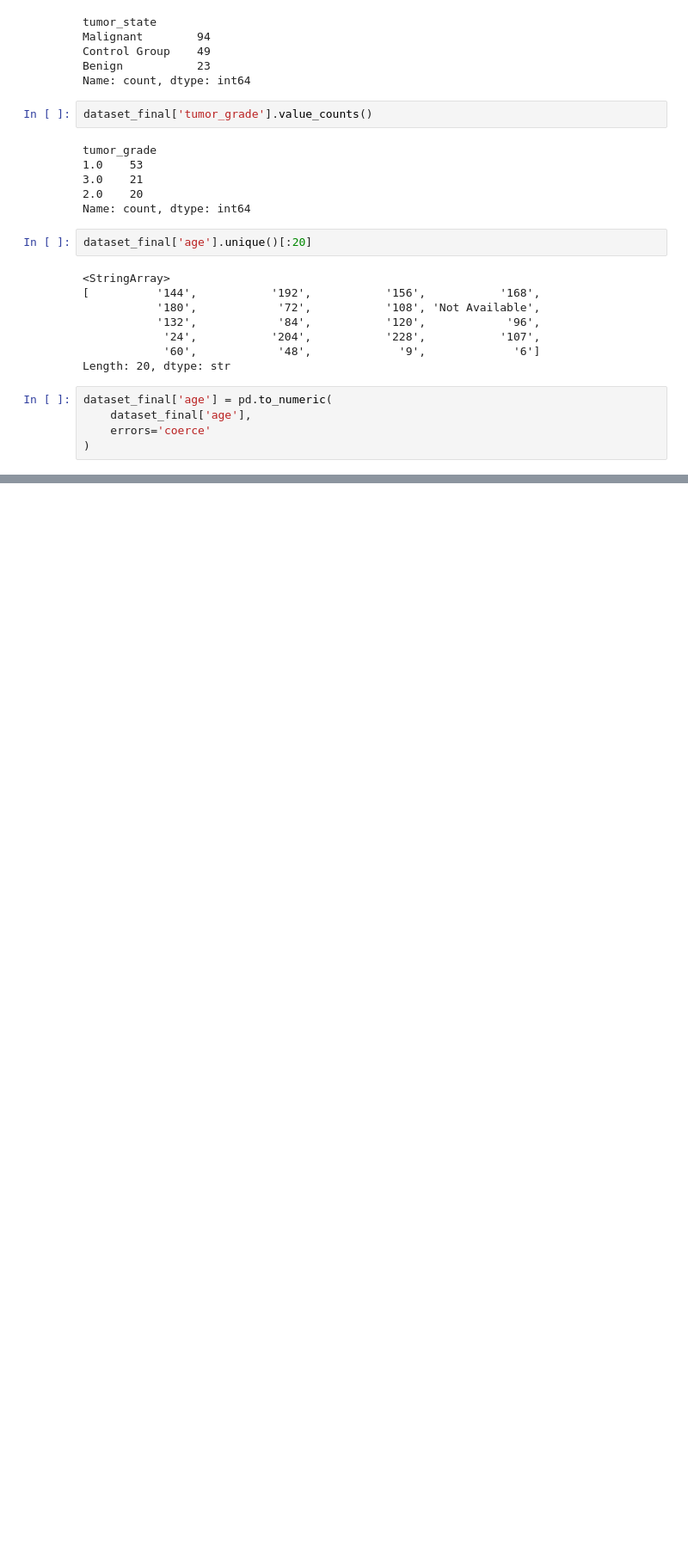
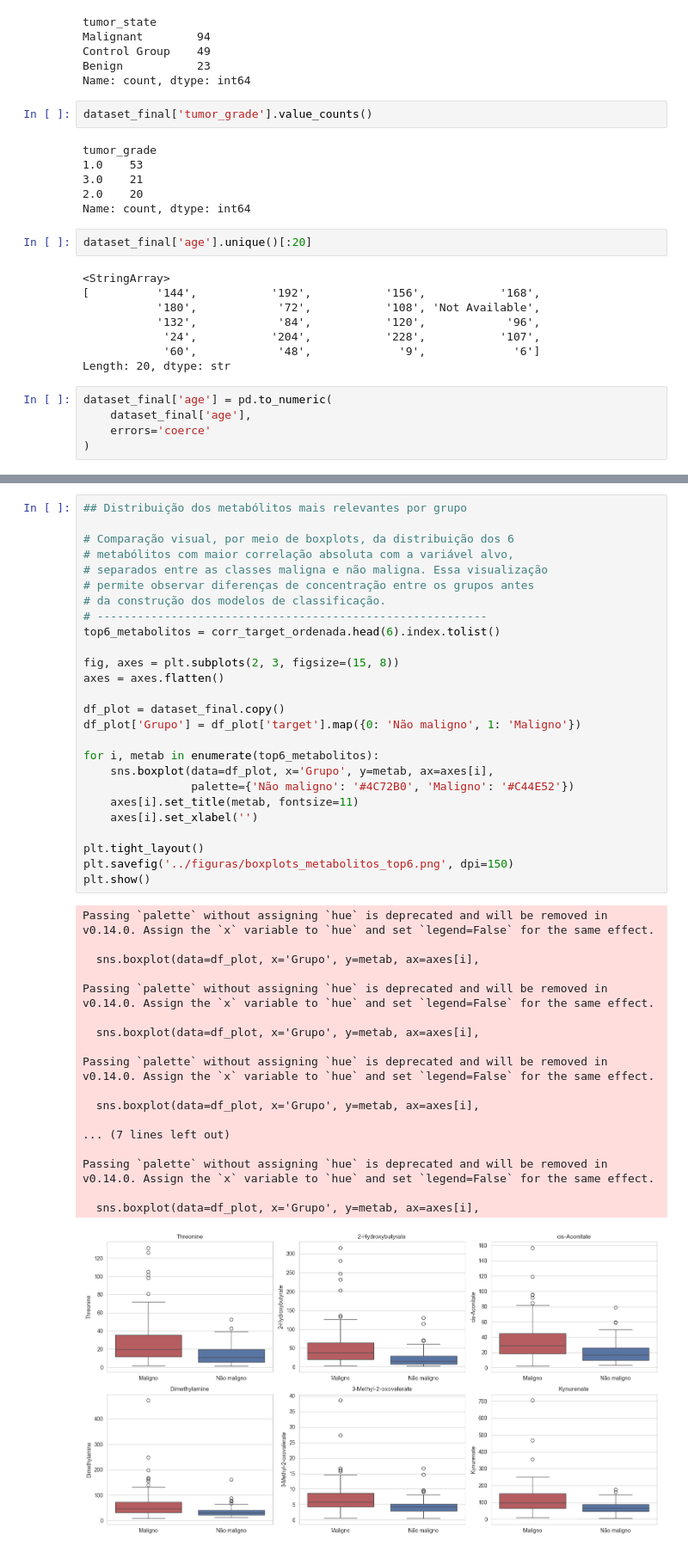
Before and after one commit to brenoluca21/tcc-metabolomics-canine-cancer-ml, a Jupyter notebook: notebook/exploration.ipynb, the cells around one changed output, grey strips where cells are left out. Shown at 86% size. Saved outputs shown, nothing was run; the diff lists cells and outputs as text; blank space fills up the shorter version.

```diff
--- a/notebook/exploration.ipynb
+++ b/notebook/exploration.ipynb
@@ -389,0 +839,45 @@ dataset_final['age'] = pd.to_numeric(
+# %%
+## Distribuição dos metabólitos mais relevantes por grupo
+
+# Comparação visual, por meio de boxplots, da distribuição dos 6
+# metabólitos com maior correlação absoluta com a variável alvo,
+# separados entre as classes maligna e não maligna. Essa visualização
+# permite observar diferenças de concentração entre os grupos antes
+# da construção dos modelos de classificação.
+# ----------------------------------------------------------
+top6_metabolitos = corr_target_ordenada.head(6).index.tolist()
+
+fig, axes = plt.subplots(2, 3, figsize=(15, 8))
+axes = axes.flatten()
+
+df_plot = dataset_final.copy()
+df_plot['Grupo'] = df_plot['target'].map({0: 'Não maligno', 1: 'Maligno'})
+
+for i, metab in enumerate(top6_metabolitos):
+    sns.boxplot(data=df_plot, x='Grupo', y=metab, ax=axes[i],
+                palette={'Não maligno': '#4C72B0', 'Maligno': '#C44E52'})
+    axes[i].set_title(metab, fontsize=11)
+    axes[i].set_xlabel('')
+
+plt.tight_layout()
+plt.savefig('../figuras/boxplots_metabolitos_top6.png', dpi=150)
+plt.show()
+# %% [output]
+Passing `palette` without assigning `hue` is deprecated and will be removed in v0.14.0. Assign the `x` variable to `hue` and set `legend=False` for the same effect.
+
+  sns.boxplot(data=df_plot, x='Grupo', y=metab, ax=axes[i],
+
+Passing `palette` without assigning `hue` is deprecated and will be removed in v0.14.0. Assign the `x` variable to `hue` and set `legend=False` for the same effect.
+
+  sns.boxplot(data=df_plot, x='Grupo', y=metab, ax=axes[i],
+
+Passing `palette` without assigning `hue` is deprecated and will be removed in v0.14.0. Assign the `x` variable to `hue` and set `legend=False` for the same effect.
+
+  sns.boxplot(data=df_plot, x='Grupo', y=metab, ax=axes[i],
+
+... (7 lines left out)
+
+Passing `palette` without assigning `hue` is deprecated and will be removed in v0.14.0. Assign the `x` variable to `hue` and set `legend=False` for the same effect.
+
+  sns.boxplot(data=df_plot, x='Grupo', y=metab, ax=axes[i],
+[figure, added]
```
Also changed, not shown: parts of 49 cells of this notebook, 5 other files.
